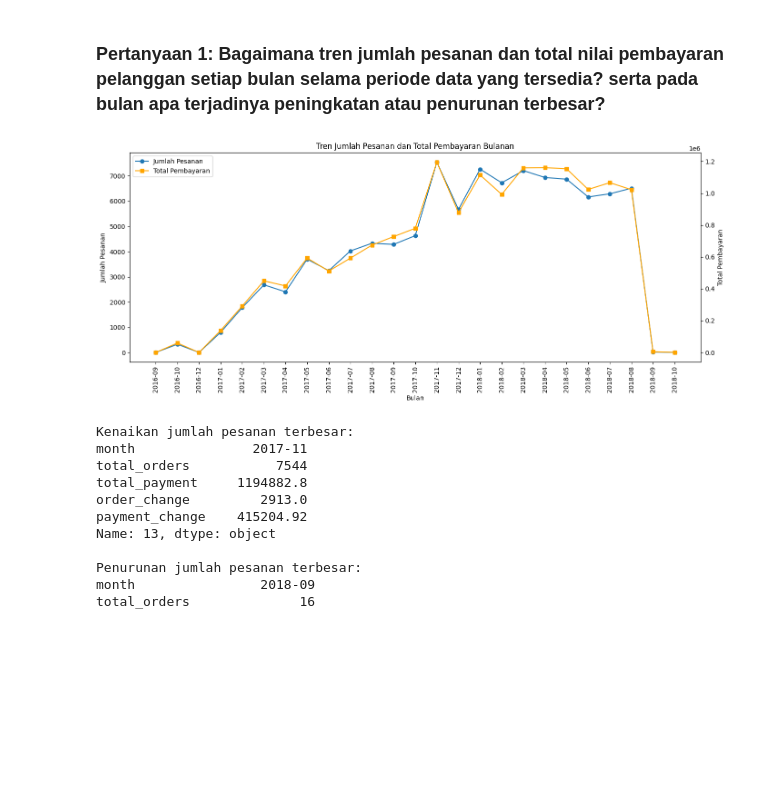
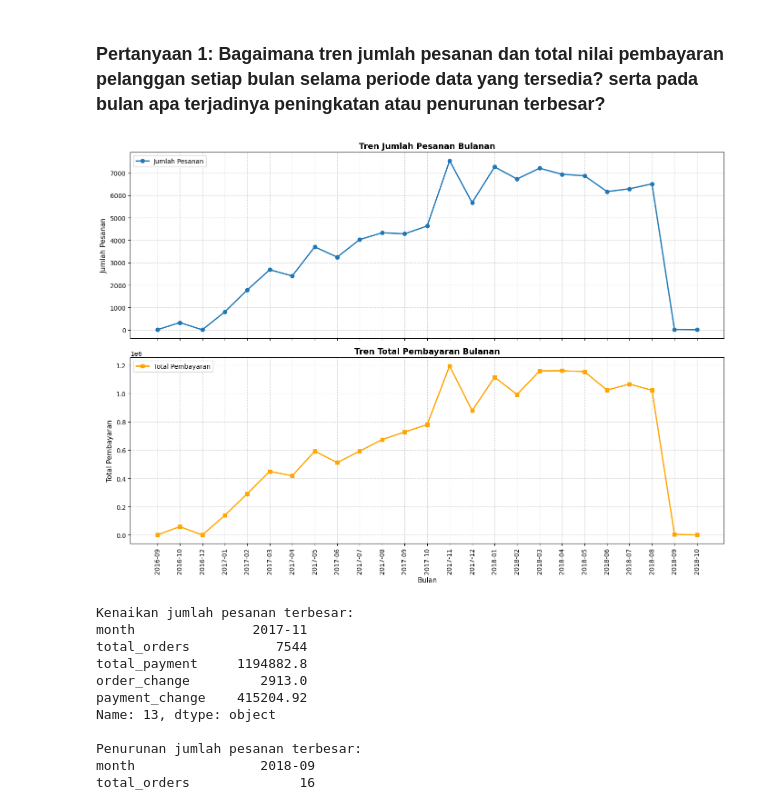
Before and after one commit to sfrhsn/ecommerce-dashboard-dicoding, a Jupyter notebook: notebook.ipynb, the cells around one changed output. Saved outputs shown, nothing was run; the diff lists cells and outputs as text; code cells hidden in the pictures; blank space fills up the shorter version.

Commit message:
Fix visualization subplots and dicoding ID

```diff
--- a/notebook.ipynb
+++ b/notebook.ipynb
@@ -426,42 +426,43 @@ Berdasarkan agregasi data ulasan, pesanan dengan status Tepat Waktu memiliki rat
 # %% [markdown]
 ### Pertanyaan 1: Bagaimana tren jumlah pesanan dan total nilai pembayaran pelanggan setiap bulan selama periode data yang tersedia? serta pada bulan apa terjadinya peningkatan atau penurunan terbesar?
 # %%
+# Visualisasi jumlah pesanan dan total pembayaran bulanan (Dipisah menjadi 2 subplot)
+fig, (ax1, ax2) = plt.subplots(2, 1, figsize=(14, 10), sharex=True)
 
-# Visualisasi jumlah pesanan dan total pembayaran bulanan
-fig, ax1 = plt.subplots(figsize=(14, 6))
-
-# Garis jumlah pesanan
-line1 = ax1.plot(
+# Grafik 1: Jumlah Pesanan
+ax1.plot(
     monthly_sales["month"],
     monthly_sales["total_orders"],
     marker="o",
+    color="tab:blue",
+    linewidth=2,
     label="Jumlah Pesanan"
 )
-ax1.set_xlabel("Bulan")
-ax1.set_ylabel("Jumlah Pesanan")
-ax1.tick_params(axis="x", rotation=90)
+ax1.set_ylabel("Jumlah Pesanan", fontsize=11)
+ax1.set_title("Tren Jumlah Pesanan Bulanan", fontsize=13, fontweight="bold")
+ax1.grid(True, linestyle="--", alpha=0.5)
+ax1.legend(loc="upper left")
 
-# Garis total pembayaran pada sumbu kedua
-ax2 = ax1.twinx()
-line2 = ax2.plot(
+# Grafik 2: Total Pembayaran
+ax2.plot(
     monthly_sales["month"],
     monthly_sales["total_payment"],
     marker="s",
     color="orange",
+    linewidth=2,
     label="Total Pembayaran"
 )
-ax2.set_ylabel("Total Pembayaran")
+ax2.set_xlabel("Bulan", fontsize=11)
+ax2.set_ylabel("Total Pembayaran", fontsize=11)
+ax2.set_title("Tren Total Pembayaran Bulanan", fontsize=13, fontweight="bold")
+ax2.tick_params(axis="x", rotation=90)
+ax2.grid(True, linestyle="--", alpha=0.5)
+ax2.legend(loc="upper left")
 
-# Menggabungkan legenda kedua garis
-lines = line1 + line2
-labels = [line.get_label() for line in lines]
-ax1.legend(lines, labels, loc="upper left")
-
-plt.title("Tren Jumlah Pesanan dan Total Pembayaran Bulanan")
 fig.tight_layout()
 plt.show()
 # %% [output]
-[figure, old version]
+[figure, new version]
 # %%
 
 # Menghitung perubahan jumlah pesanan dan total pembayaran
```
Also changed, not shown: parts of 3 cells of this notebook.
